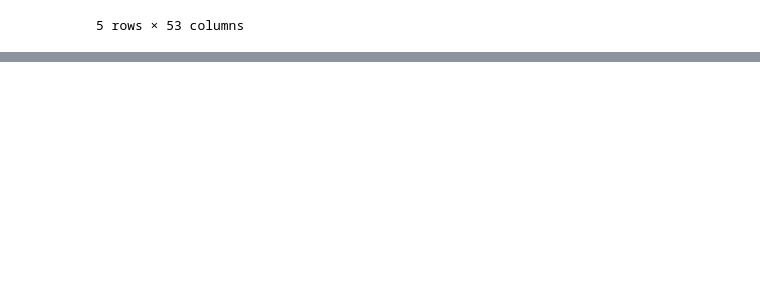
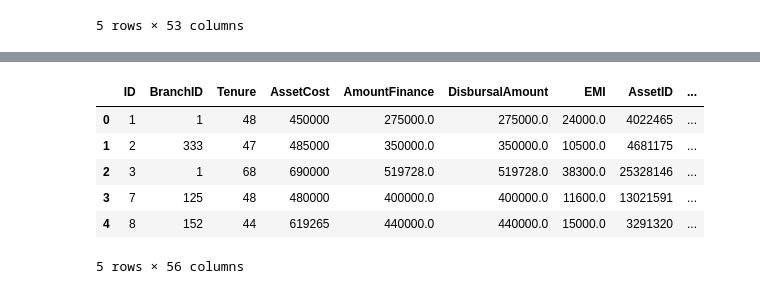
Before and after one commit to RaghupatiRaghav/UsuriousSisters, a Jupyter notebook: data_clean.ipynb, the cells around one changed output, grey strips where cells are left out. Saved outputs shown, nothing was run; the diff lists cells and outputs as text; code cells hidden in the pictures; blank space fills up the shorter version.

Commit message:
finalizes data cleaning codes

```diff
--- a/data_clean.ipynb
+++ b/data_clean.ipynb
@@ -275,0 +288,4 @@ demo_final.head()
+# %%
+#dropping the old Date columns
+demo_final.drop(['DisbursalDate','MaturityDAte', 'AuthDate'], inplace = True, axis = 1)
+print(demo_final.shape)
@@ -275,0 +294,15 @@ demo_final.head()
+# %%
+#imputing a single NaN value in maturity date with same value as for a similar loan, converting others as string
+string = '10-12-2016'
+demo_final.Maturity_Dt.iloc[53392] = string
+demo_final['Maturity_Dt'] = demo_final.Maturity_Dt.apply(lambda x: str(x))
+# %%
+#creating unix timestamps for dates
+demo_final['Disbursal_Dt_U'] = demo_final.Disbursal_Dt.apply(lambda x: (datetime.strptime(x,'%d-%m-%Y')).timestamp())
+demo_final['Maturity_Dt_U'] = demo_final.Maturity_Dt.apply(lambda x: (datetime.strptime(x,'%d-%m-%Y')).timestamp())
+demo_final['Auth_Dt_U'] = demo_final.Auth_Dt.apply(lambda x: (datetime.strptime(x,'%d-%m-%Y')).timestamp())
+# %%
+#converting dates from string to datetime objects
+demo_final['Disbursal_Dt'] = demo_final.Disbursal_Dt.apply(lambda x: datetime.strptime(x,'%d-%m-%Y'))
+demo_final['Maturity_Dt'] = demo_final.Maturity_Dt.apply(lambda x: datetime.strptime(x,'%d-%m-%Y'))
+demo_final['Auth_Dt'] = demo_final.Auth_Dt.apply(lambda x: datetime.strptime(x,'%d-%m-%Y'))
@@ -275,0 +319,10 @@ demo_final.head()
+# %%
+demo_final.head()
+# %% [output]
+|  | ID | BranchID | Tenure | AssetCost | AmountFinance | DisbursalAmount | EMI | AssetID | ... |
+| 0 | 1 | 1 | 48 | 450000 | 275000.0 | 275000.0 | 24000.0 | 4022465 | ... |
+| 1 | 2 | 333 | 47 | 485000 | 350000.0 | 350000.0 | 10500.0 | 4681175 | ... |
+| 2 | 3 | 1 | 68 | 690000 | 519728.0 | 519728.0 | 38300.0 | 25328146 | ... |
+| 3 | 7 | 125 | 48 | 480000 | 400000.0 | 400000.0 | 11600.0 | 13021591 | ... |
+| 4 | 8 | 152 | 44 | 619265 | 440000.0 | 440000.0 | 15000.0 | 3291320 | ... |
+5 rows × 56 columns
```
Also changed, not shown: parts of 7 cells of this notebook, 4 other files.
